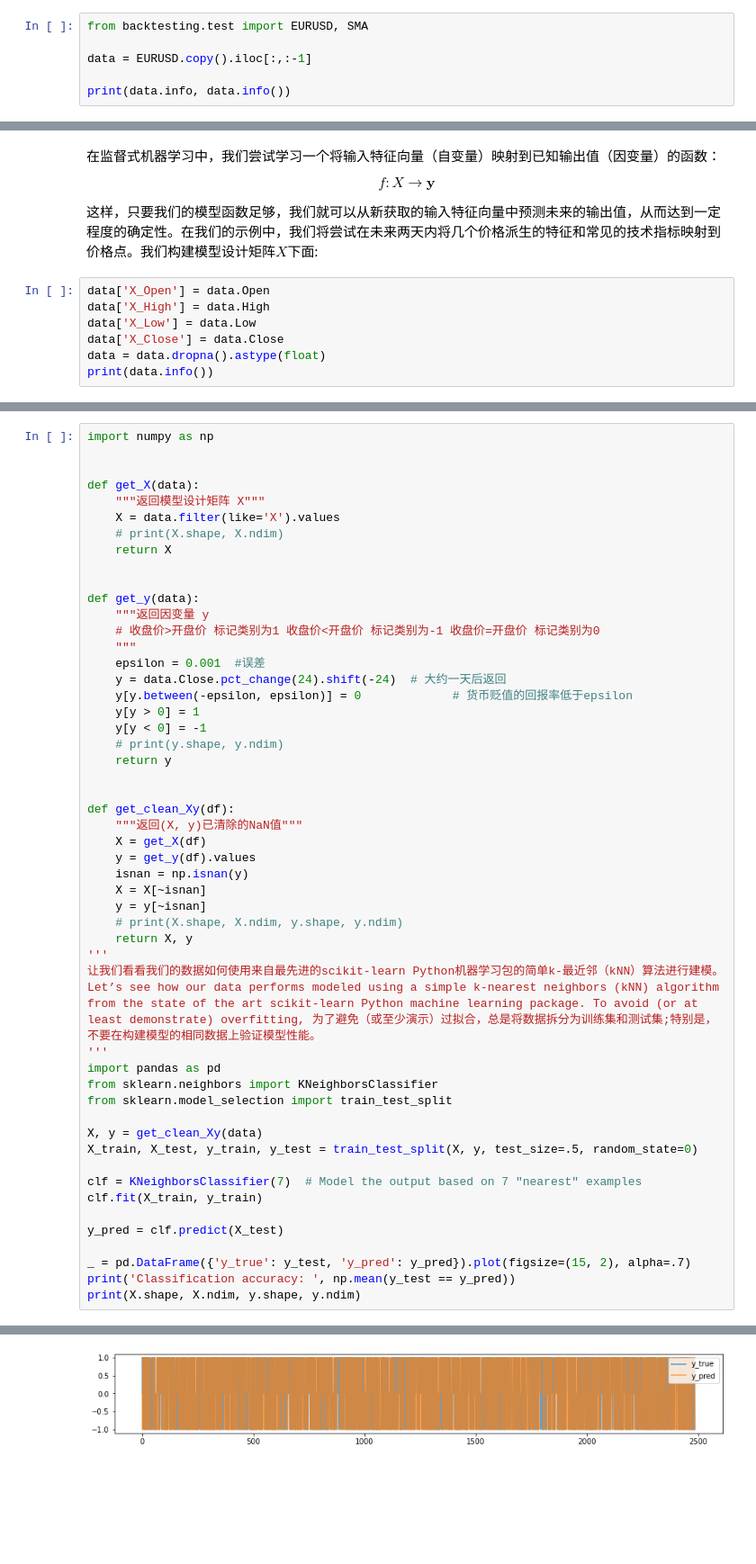
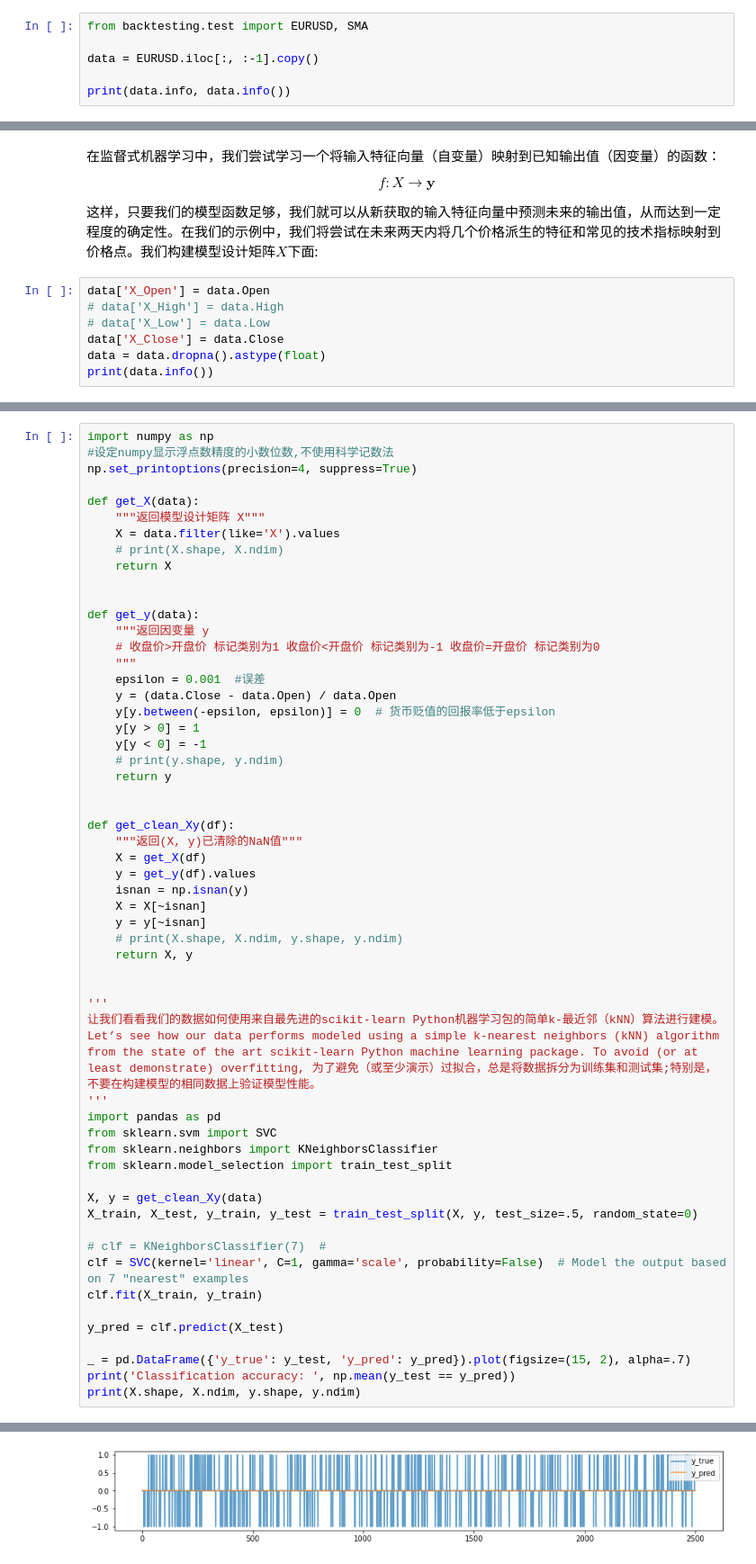
Before and after one commit to vcfriend/python-demo, a Jupyter notebook: myQuant/backtesting/doc/bt_svm_svc_01.ipynb, the cells around one changed output, grey strips where cells are left out. Shown at 90% size. Cells and saved outputs as stored; diff of their text form; blank space fills up the shorter version.

```diff
--- a/myQuant/backtesting/doc/bt_svm_svc_01.ipynb
+++ b/myQuant/backtesting/doc/bt_svm_svc_01.ipynb
@@ -5,7 +5,7 @@
 # %%
 from backtesting.test import EURUSD, SMA
 
-data = EURUSD.copy().iloc[:,:-1]
+data = EURUSD.iloc[:, :-1].copy()
 
 print(data.info, data.info())
 # %% [output]
@@ -34,8 +36,8 @@ $$ f\colon X \to \mathbf{y} $$
 这样，只要我们的模型函数足够，我们就可以从新获取的输入特征向量中预测未来的输出值，从而达到一定程度的确定性。在我们的示例中，我们将尝试在未来两天内将几个价格派生的特征和常见的技术指标映射到价格点。我们构建模型设计矩阵$X$下面:
 # %%
 data['X_Open'] = data.Open
-data['X_High'] = data.High
-data['X_Low'] = data.Low
+# data['X_High'] = data.High
+# data['X_Low'] = data.Low
 data['X_Close'] = data.Close
 data = data.dropna().astype(float)
 print(data.info())
@@ -58,7 +58,8 @@ memory usage: 351.6 KB
 None
 # %%
 import numpy as np
-
+#设定numpy显示浮点数精度的小数位数,不使用科学记数法
+np.set_printoptions(precision=4, suppress=True)
 
 def get_X(data):
     """返回模型设计矩阵 X"""
@@ -72,8 +73,8 @@ def get_y(data):
     # 收盘价>开盘价 标记类别为1 收盘价<开盘价 标记类别为-1 收盘价=开盘价 标记类别为0
     """
     epsilon = 0.001  #误差
-    y = data.Close.pct_change(24).shift(-24)  # 大约一天后返回
-    y[y.between(-epsilon, epsilon)] = 0             # 货币贬值的回报率低于epsilon
+    y = (data.Close - data.Open) / data.Open
+    y[y.between(-epsilon, epsilon)] = 0  # 货币贬值的回报率低于epsilon
     y[y > 0] = 1
     y[y < 0] = -1
     # print(y.shape, y.ndim)
@@ -89,17 +90,21 @@ def get_clean_Xy(df):
     y = y[~isnan]
     # print(X.shape, X.ndim, y.shape, y.ndim)
     return X, y
+
+
 '''
 让我们看看我们的数据如何使用来自最先进的scikit-learn Python机器学习包的简单k-最近邻（kNN）算法进行建模。 Let’s see how our data performs modeled using a simple k-nearest neighbors (kNN) algorithm from the state of the art scikit-learn Python machine learning package. To avoid (or at least demonstrate) overfitting, 为了避免（或至少演示）过拟合，总是将数据拆分为训练集和测试集;特别是，不要在构建模型的相同数据上验证模型性能。
 '''
 import pandas as pd
+from sklearn.svm import SVC
 from sklearn.neighbors import KNeighborsClassifier
 from sklearn.model_selection import train_test_split
 
 X, y = get_clean_Xy(data)
 X_train, X_test, y_train, y_test = train_test_split(X, y, test_size=.5, random_state=0)
 
-clf = KNeighborsClassifier(7)  # Model the output based on 7 "nearest" examples
+# clf = KNeighborsClassifier(7)  #
+clf = SVC(kernel='linear', C=1, gamma='scale', probability=False)  # Model the output based on 7 "nearest" examples
 clf.fit(X_train, y_train)
 
 y_pred = clf.predict(X_test)
@@ -113 +118 @@ Classification accuracy:  0.5506430868167203
-[figure, old version]
+[figure, new version]
```
Also changed, not shown: parts of 8 cells of this notebook, 14 other files.
